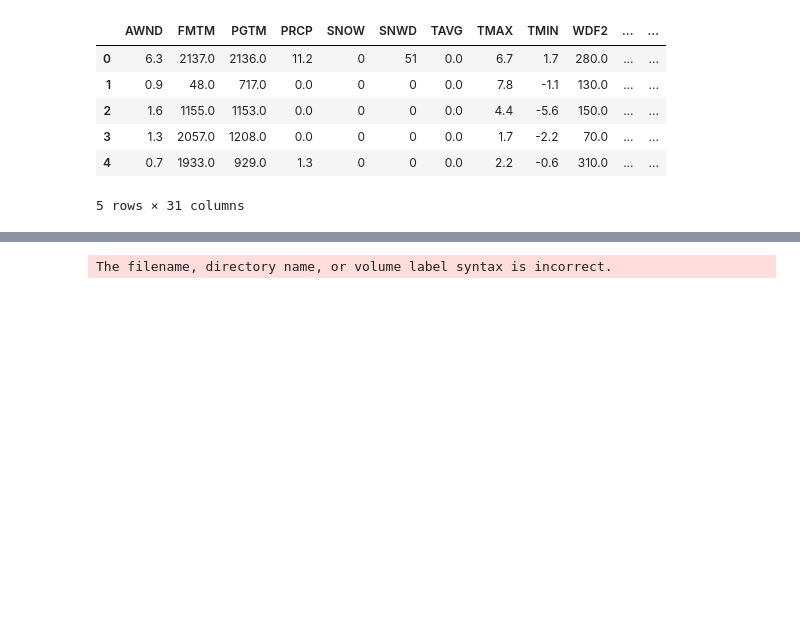
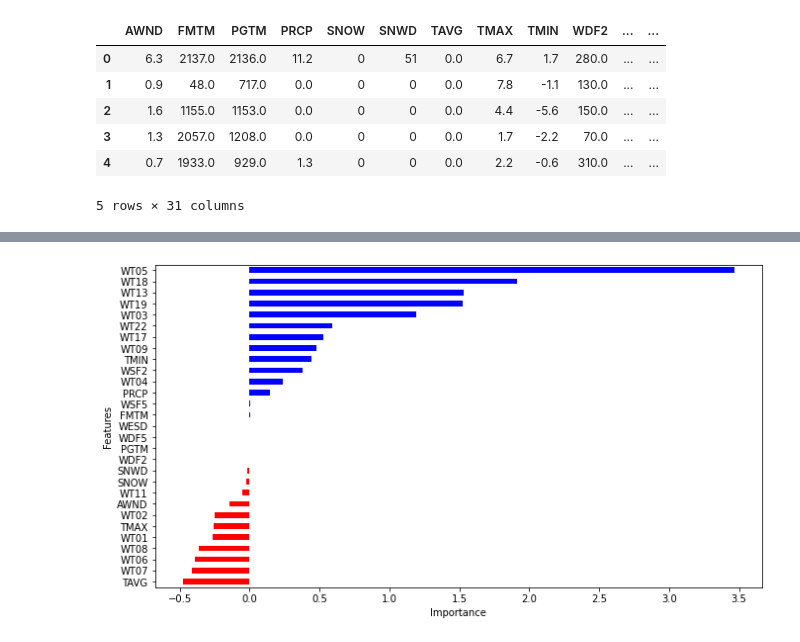
Before and after one commit to HannaMeinikheim/CS-334, a Jupyter notebook: HW4-LogisticRegression_ScikitLearn.ipynb, the cells around one changed output, grey strips where cells are left out. Saved outputs shown, nothing was run; the diff lists cells and outputs as text; code cells hidden in the pictures; blank space fills up the shorter version.

```diff
--- a/HW4-LogisticRegression_ScikitLearn.ipynb
+++ b/HW4-LogisticRegression_ScikitLearn.ipynb
@@ -175,11 +175,11 @@ X_train,X_test,y_train,y_test=train_test_split(X, y, test_size=0.25, random_stat
 from sklearn.linear_model import LogisticRegression
 
 # instantiate the model (using the default parameters)
-logreg = LogisticRegression(max_iter=5000)
+logreg = LogisticRegression(max_iter=10000)
 
 # fit the model with data
 logreg.fit(X_train,y_train)
 
-
+# predict for the test data
 y_pred = logreg.predict(X_test)
 # %%
@@ -220,3 +223,14 @@ ModuleNotFoundError: No module named 'statsmodels'
 # %%
-%pip install statsmodels
+# look at the weight for each feature
+from matplotlib import pyplot as plt
+coeff = list(logreg.coef_[0])
+labels = list(X_train.columns)
+features = pd.DataFrame()
+features['Features'] = labels
+features['importance'] = coeff
+features.sort_values(by=['importance'], ascending=True, inplace=True)
+features['positive'] = features['importance'] > 0
+features.set_index('Features', inplace=True)
+features.importance.plot(kind='barh', figsize=(11, 6),color = features.positive.map({True: 'blue', False: 'red'}))
+plt.xlabel('Importance')
 # %% [output]
@@ -224 +238 @@ Note: you may need to restart the kernel to use updated packages.
-The filename, directory name, or volume label syntax is incorrect.
+[figure, added]
```
Also changed, not shown: parts of 24 cells of this notebook.
